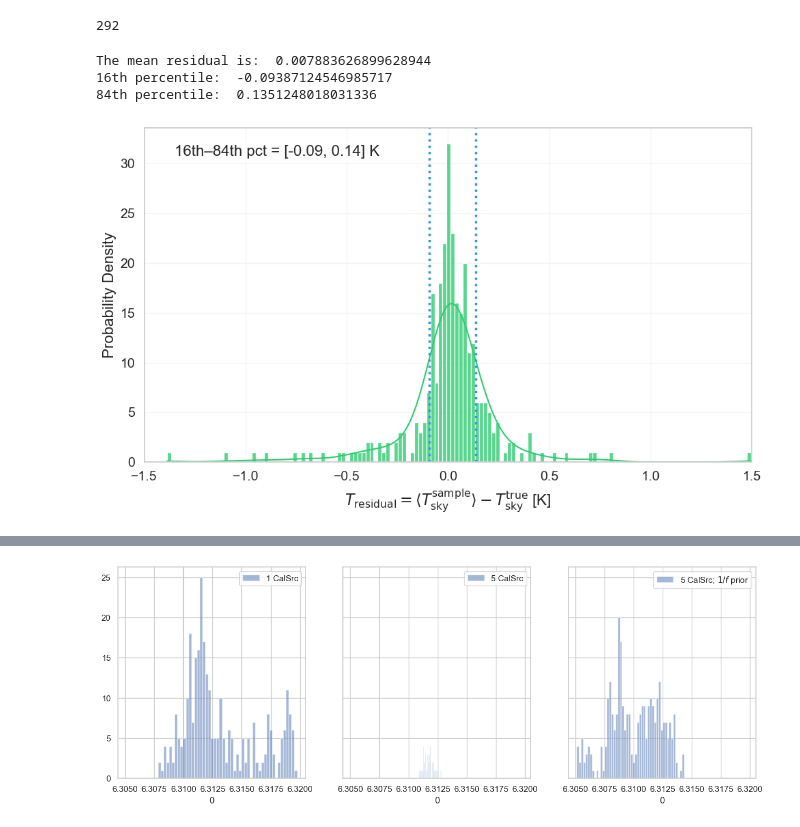
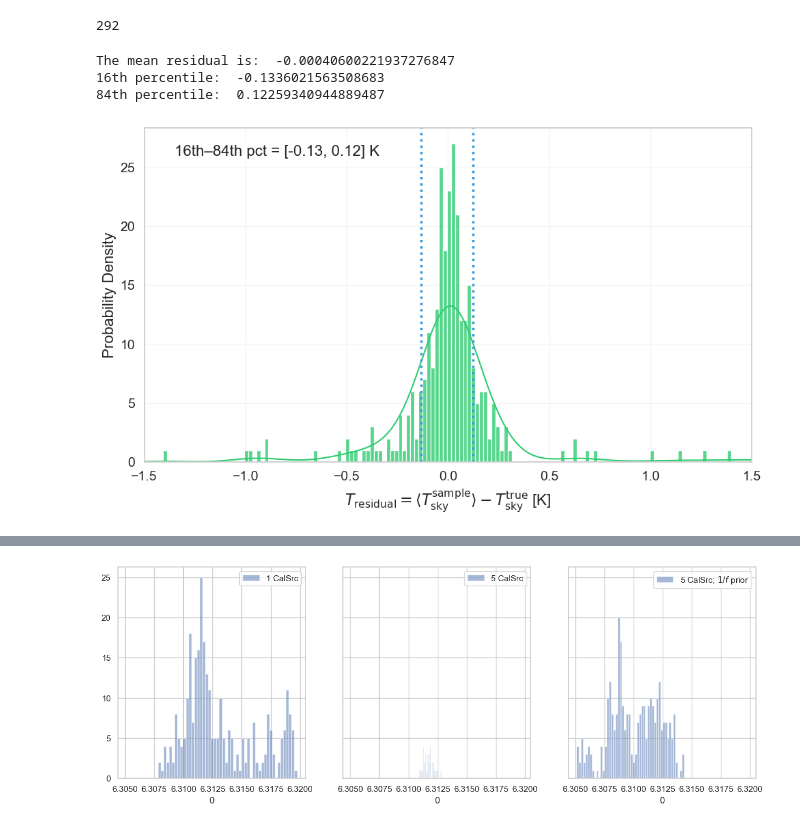
Before and after one commit to zzhang0123/hydra-tod, a Jupyter notebook: notebooks/workflow_visualisation.ipynb, the cells around one changed output, grey strips where cells are left out. Drawn from its saved outputs; the diff is of its cells as text; code cells hidden in the pictures.

Commit message:
More Visualisation...

```diff
--- a/notebooks/workflow_visualisation.ipynb
+++ b/notebooks/workflow_visualisation.ipynb
@@ -417,12 +418,12 @@ GSF5_db_others = np.hstack((GSF5_db_gain_samples[0], GSF5_db_gain_samples[1], GS
 # %%
 from visualisation import *
 # %%
-plot_residual_histogram(GS5_Tsky_residual_common, binwidth=0.02, save_path="./GS5_Tsky_residual_hist.pdf")
+plot_residual_histogram(GSF5_Tsky_residual_common, binwidth=0.02, save_path="./GSF5_Tsky_residual_hist.pdf")
 # %% [output]
-The mean residual is:  0.007883626899628944
-16th percentile:  -0.09387124546985717
-84th percentile:  0.1351248018031336
+The mean residual is:  -0.00040600221937276847
+16th percentile:  -0.1336021563508683
+84th percentile:  0.12259340944889487
-[figure, old version]
+[figure, new version]
 # %%
 import numpy as np
 import matplotlib.pyplot as plt
```
Also changed, not shown: parts of 4 cells of this notebook, 20 other files.
